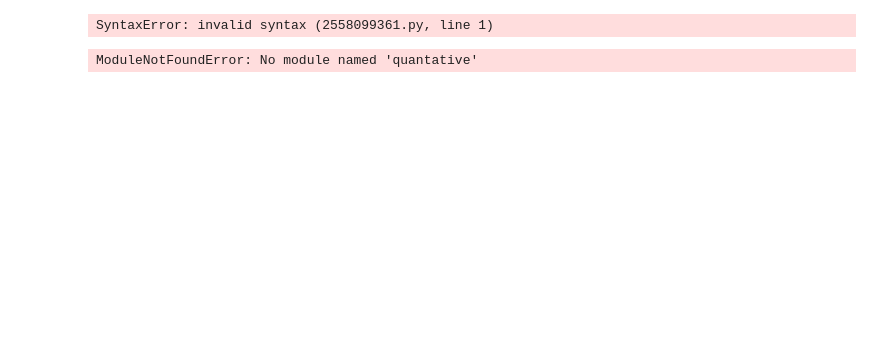
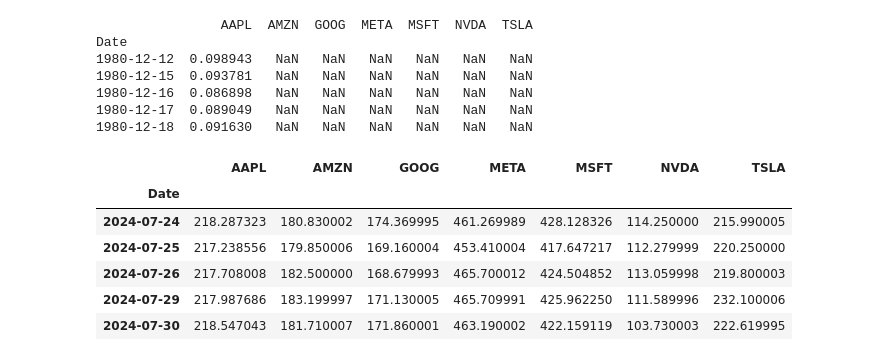
Before and after one commit to Addisu22/news-sentiment-stock-analysis, a Jupyter notebook: notebook/Quantitative_Analysis.ipynb, the cells around one changed output. Cells and saved outputs as stored; diff of their text form; code cells hidden in the pictures; blank space fills up the shorter version.

```diff
--- a/notebook/Quantitative_Analysis.ipynb
+++ b/notebook/Quantitative_Analysis.ipynb
@@ -12,4 +30,0 @@ import numpy as np
-# %%
-jupyter nbconvert --to script quantative.ipynb
-# %% [output]
-SyntaxError: invalid syntax (2558099361.py, line 1)
@@ -16,14 +34,12 @@ SyntaxError: invalid syntax (2558099361.py, line 1)
 # %%
-# notebook/analysis.ipynb
+# notebook/Quantitative analysis.ipynb
 
-# sys.path.append(os.path.abspath("../scripts"))
-# from quantative import load_data
-import nbimporter
-from quantative.ipynb import load_data # type: ignore
+sys.path.append(os.path.abspath("../scripts"))
+from quantitative import load_data
 
 # File paths relative to notebook
-file_paths = ["Data/AAPL_historical_data.csv", "Data/AMZN_historical_data.csv","Data/GOOG_historical_data.csv",
-    "Data/META_historical_data.csv", "Data/MSFT_historical_data.csv","Data/NVDA_historical_data.csv","Data/TSLA_historical_data.csv"
+file_paths = ["Data/AAPL.csv", "Data/AMZN.csv","Data/GOOG.csv",
+    "Data/META.csv", "Data/MSFT.csv","Data/NVDA.csv","Data/TSLA.csv"
 ]
 
 # Load combined DataFrame with Date as index and ticker names as columns
@@ -32,4 +48,20 @@ adj_df = load_data(file_paths)
 # Display the structure
 print(adj_df.head())
 # %% [output]
-ModuleNotFoundError: No module named 'quantative'
+                AAPL  AMZN  GOOG  META  MSFT  NVDA  TSLA
+Date
+1980-12-12  0.098943   NaN   NaN   NaN   NaN   NaN   NaN
+1980-12-15  0.093781   NaN   NaN   NaN   NaN   NaN   NaN
+1980-12-16  0.086898   NaN   NaN   NaN   NaN   NaN   NaN
+1980-12-17  0.089049   NaN   NaN   NaN   NaN   NaN   NaN
+1980-12-18  0.091630   NaN   NaN   NaN   NaN   NaN   NaN
+# %%
+adj_df.tail()
+# %% [output]
+|  | AAPL | AMZN | GOOG | META | MSFT | NVDA | TSLA |
+| Date |  |  |  |  |  |  |  |
+| 2024-07-24 | 218.287323 | 180.830002 | 174.369995 | 461.269989 | 428.128326 | 114.250000 | 215.990005 |
+| 2024-07-25 | 217.238556 | 179.850006 | 169.160004 | 453.410004 | 417.647217 | 112.279999 | 220.250000 |
+| 2024-07-26 | 217.708008 | 182.500000 | 168.679993 | 465.700012 | 424.504852 | 113.059998 | 219.800003 |
+| 2024-07-29 | 217.987686 | 183.199997 | 171.130005 | 465.709991 | 425.962250 | 111.589996 | 232.100006 |
+| 2024-07-30 | 218.547043 | 181.710007 | 171.860001 | 463.190002 | 422.159119 | 103.730003 | 222.619995 |
```
Also changed, not shown: parts of 6 cells of this notebook.
